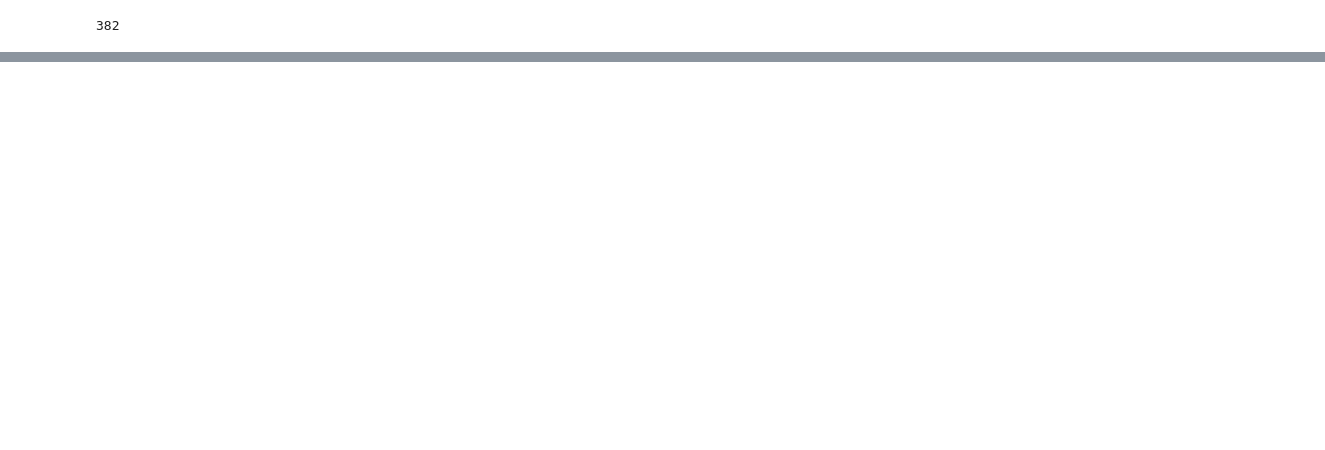
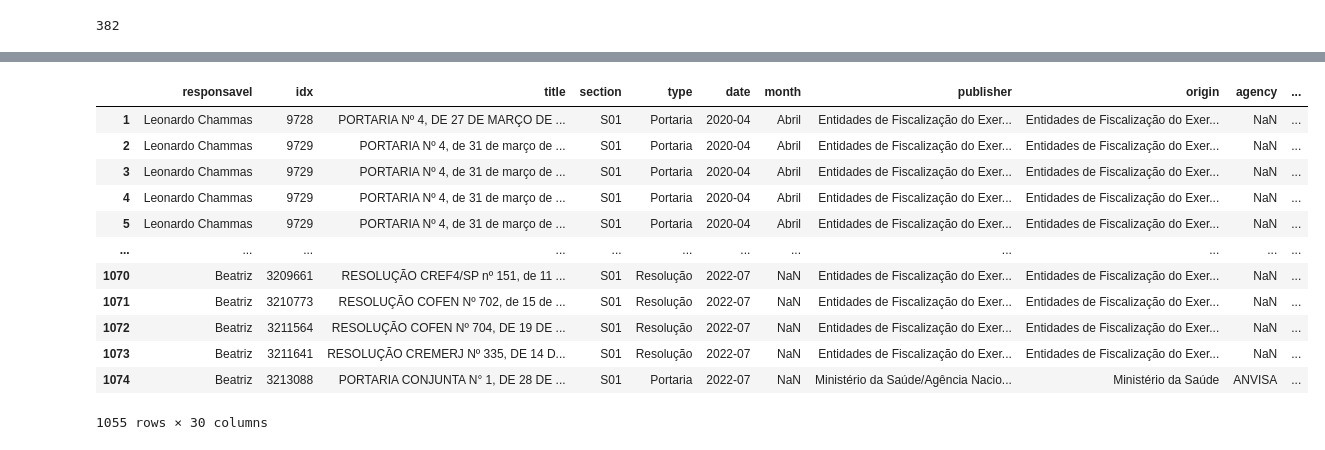
Before and after one commit to HLovisiEnnes/DOU_OMS, a Jupyter notebook: AnaliseDeDados.ipynb, the cells around one changed output, grey strips where cells are left out. Saved outputs shown, nothing was run; the diff lists cells and outputs as text; code cells hidden in the pictures; blank space fills up the shorter version.

```diff
--- a/AnaliseDeDados.ipynb
+++ b/AnaliseDeDados.ipynb
@@ -544,0 +472,35 @@ len(dt[(dt['origin'] == 'Entidades de Fiscalização do Exercício das Profissõ
+# %%
+dates = dou['date'].to_list() #again, we clean the dates variables
+dates_clean = []
+
+for el in dates:
+    if el == 'IDEM':
+        dates_clean.append(dates_clean[-1])
+    else:
+        dates_clean.append(el)
+
+print(len(dates), len(dates_clean)) #check if all went well
+
+
+'''Change the column of the data set to a clean list'''
+dou['date'] = dates_clean
+dou_dates = dou.copy()
+dou_dates.dropna(subset=['date'], how='all', inplace=True)
+
+
+'''Puts all dates in same format'''
+dates = list(dou_dates['date'])
+dates_new = []
+dates_in_order = []
+
+for date in dates:
+    try:
+        dates_new.append(str(date).split()[0].split('-')[0] + '-' + str(date).split()[0].split('-')[1])
+    except:
+        dates_new.append(str(date).split()[0].split('/')[0] + '-' + str(date).split()[0].split('/')[1])
+
+print(len(dates_new), len(dates))
+
+dou_dates['date'] = dates_new
+dou_dates['date'] = dou_dates['date'].replace(['3-31'], '2022-03') #just an error
+dou_dates[dou_dates['date'] == '3-31']
@@ -544,0 +512,16 @@ len(dt[(dt['origin'] == 'Entidades de Fiscalização do Exercício das Profissõ
+# %%
+dou_dates
+# %% [output]
+|  | responsavel | idx | title | section | type | date | month | publisher | origin | agency | ... |
+| 1 | Leonardo Chammas | 9728 | PORTARIA Nº 4, DE 27 DE MARÇO DE ... | S01 | Portaria | 2020-04 | Abril | Entidades de Fiscalização do Exer... | Entidades de Fiscalização do Exer... | NaN | ... |
+| 2 | Leonardo Chammas | 9729 | PORTARIA Nº 4, de 31 de março de ... | S01 | Portaria | 2020-04 | Abril | Entidades de Fiscalização do Exer... | Entidades de Fiscalização do Exer... | NaN | ... |
+| 3 | Leonardo Chammas | 9729 | PORTARIA Nº 4, de 31 de março de ... | S01 | Portaria | 2020-04 | Abril | Entidades de Fiscalização do Exer... | Entidades de Fiscalização do Exer... | NaN | ... |
+| 4 | Leonardo Chammas | 9729 | PORTARIA Nº 4, de 31 de março de ... | S01 | Portaria | 2020-04 | Abril | Entidades de Fiscalização do Exer... | Entidades de Fiscalização do Exer... | NaN | ... |
+| 5 | Leonardo Chammas | 9729 | PORTARIA Nº 4, de 31 de março de ... | S01 | Portaria | 2020-04 | Abril | Entidades de Fiscalização do Exer... | Entidades de Fiscalização do Exer... | NaN | ... |
+| ... | ... | ... | ... | ... | ... | ... | ... | ... | ... | ... | ... |
+| 1070 | Beatriz | 3209661 | RESOLUÇÃO CREF4/SP nº 151, de 11 ... | S01 | Resolução | 2022-07 | NaN | Entidades de Fiscalização do Exer... | Entidades de Fiscalização do Exer... | NaN | ... |
+| 1071 | Beatriz | 3210773 | RESOLUÇÃO COFEN Nº 702, de 15 de ... | S01 | Resolução | 2022-07 | NaN | Entidades de Fiscalização do Exer... | Entidades de Fiscalização do Exer... | NaN | ... |
+| 1072 | Beatriz | 3211564 | RESOLUÇÃO COFEN Nº 704, DE 19 DE ... | S01 | Resolução | 2022-07 | NaN | Entidades de Fiscalização do Exer... | Entidades de Fiscalização do Exer... | NaN | ... |
+| 1073 | Beatriz | 3211641 | RESOLUÇÃO CREMERJ Nº 335, DE 14 D... | S01 | Resolução | 2022-07 | NaN | Entidades de Fiscalização do Exer... | Entidades de Fiscalização do Exer... | NaN | ... |
+| 1074 | Beatriz | 3213088 | PORTARIA CONJUNTA N° 1, DE 28 DE ... | S01 | Portaria | 2022-07 | NaN | Ministério da Saúde/Agência Nacio... | Ministério da Saúde | ANVISA | ... |
+1055 rows × 30 columns
```
Also changed, not shown: parts of 66 cells of this notebook, 8 other files.
